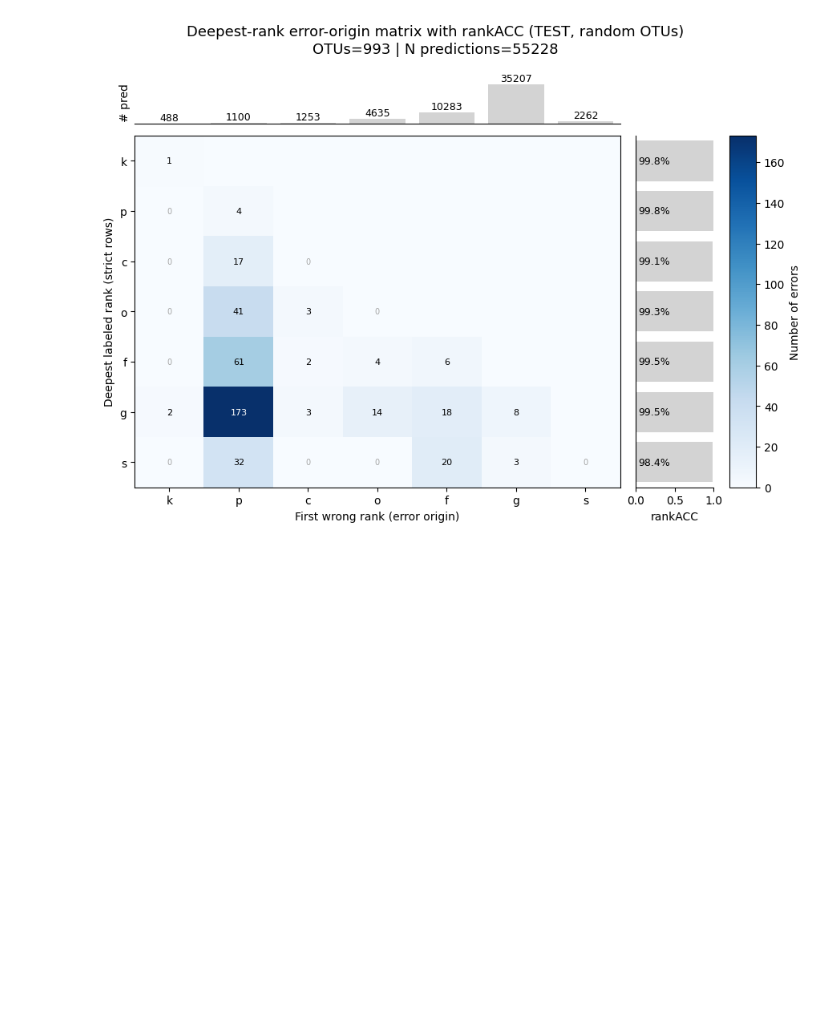
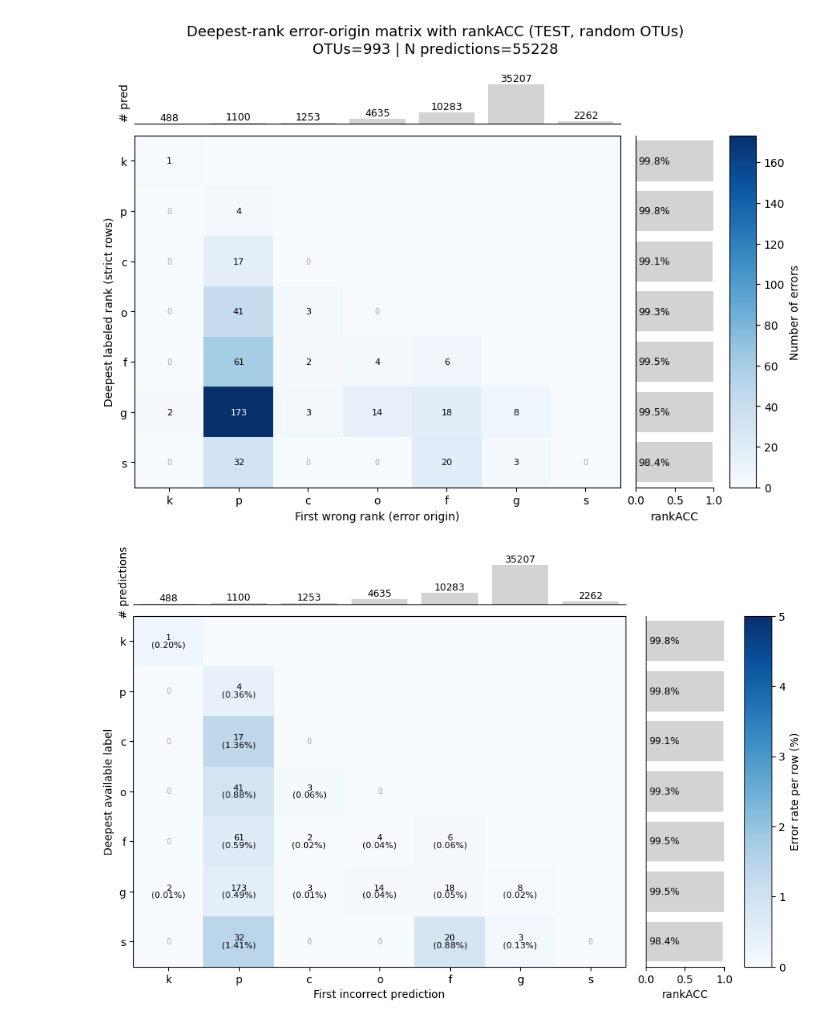
Before and after one commit to hdperezn/otu-taxa-foundation, a Jupyter notebook: notebooks/test_pred_taxa_model/test_random_OTU_taxa_predictions.ipynb, the cells around one changed output. Saved outputs shown, nothing was run; the diff lists cells and outputs as text; code cells hidden in the pictures; blank space fills up the shorter version.

```diff
--- a/notebooks/test_model/test_random_OTU_taxa_predictions.ipynb
+++ b/notebooks/test_pred_taxa_model/test_random_OTU_taxa_predictions.ipynb
@@ -1703,0 +1855,15 @@ Global rankACC: 0.9946
+# %%
+fig, axes = plot_error_origin_matrix_rowpct_colored(
+    counts_strict,
+    meta_strict,
+    title= "",#"Deepest-rank error origin (TEST)",
+    ranks=RANKS,
+    df=df,
+    otu_col="otu_id",
+    show_zeros_lower=True,
+    show_percent_text=True,  # keep the per-cell row %
+    vmax_pct=5.0,            # fixed 0–5% scale for comparability
+    vmin_pct=0.0,
+)
+# %% [output]
+[figure, added]
```
Also changed, not shown: parts of 3 cells of this notebook, 11 other files.
